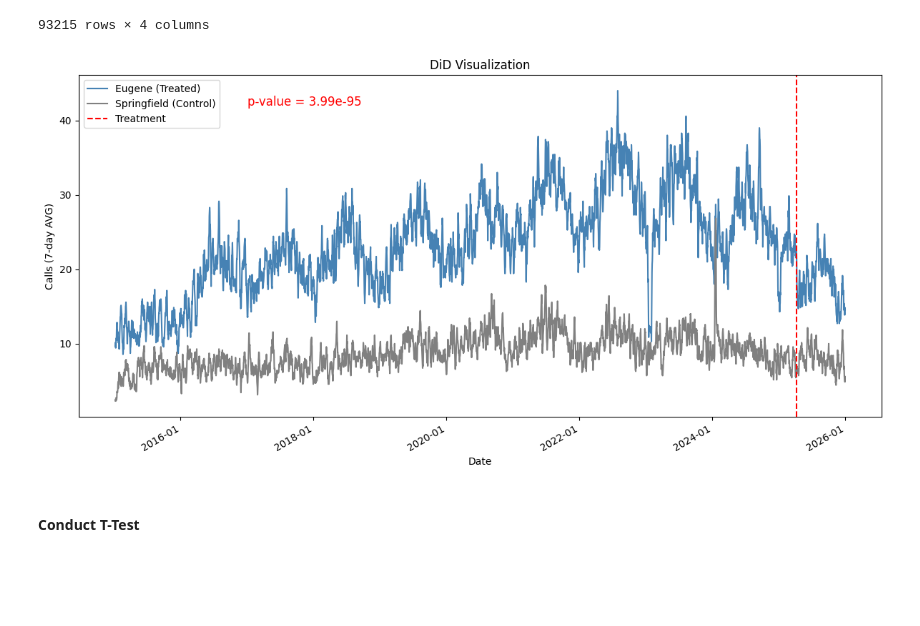
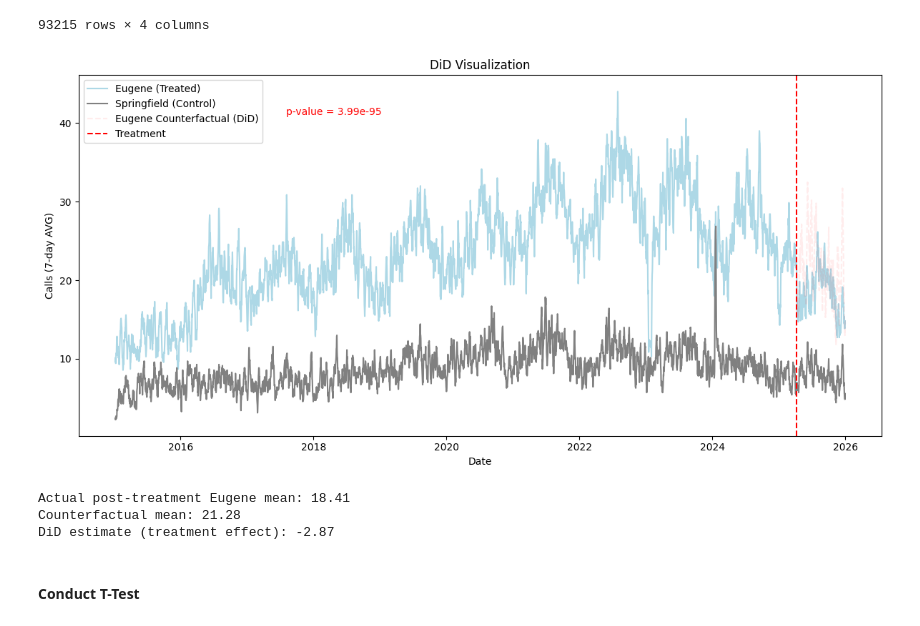
Before and after one commit to KanayaPatel/CAHOOTS-Gap-Performance-Analysis, a Jupyter notebook: volume_analysis.ipynb, the cells around one changed output. Saved outputs shown, nothing was run; the diff lists cells and outputs as text; code cells hidden in the pictures; blank space fills up the shorter version.

```diff
--- a/volume_analysis.ipynb
+++ b/volume_analysis.ipynb
@@ -34,28 +34,41 @@ treatment_date = pd.to_datetime('2025-04-07')  # | Date when CAHOOTS was de-fund
 eug_counts = eug.groupby(eug['calltime'].dt.floor('D')).size().rolling(7).mean().reset_index().rename(columns = {0: "count"})       # | Get total number of call by week |
 spd_counts = spd.groupby(spd['calltime'].dt.floor('D')).size().rolling(7).mean().reset_index().rename(columns = {0: "count"})       # | Get total number of call by week |
 merged = pd.merge(eug_counts, spd_counts, on='calltime').rename(columns={"count_x":"count_eug", "count_y":"count_spd"})             # | Merge these datasets together for easy plotting |
+
+x = merged['calltime'].map(pd.Timestamp.toordinal)
+pre_date = merged['calltime'] < treatment_date
+post_date = merged['calltime'] >= treatment_date
 # %%
-fig, ax = plt.subplots(figsize=(12, 6))
+# Pre-treatment ratio between Eugene and Springfield
+pre_ratio = (merged.loc[pre_date, 'count_eug'].mean() /
+             merged.loc[pre_date, 'count_spd'].mean())
 
-ax.plot(merged['calltime'], merged['count_eug'], label='Eugene (Treated)', color='steelblue')
-ax.plot(merged['calltime'], merged['count_spd'], label='Springfield (Control)', color='gray')
+# Counterfactual: Springfield's post-treatment values scaled by pre-treatment ratio
+counterfactual_post = merged.loc[post_date, 'count_spd'] * pre_ratio
 
-ax.axvline(treatment_date, linestyle='--', color='red', label='Treatment')
+plt.figure(figsize=(12,6))
+plt.plot(merged['calltime'], merged['count_eug'], label='Eugene (Treated)', color='lightblue')
+plt.plot(merged['calltime'], merged['count_spd'], label='Springfield (Control)', color='gray')
+plt.plot(merged.loc[post_date, 'calltime'], counterfactual_post, '--', color='red', label='Eugene Counterfactual (DiD)', alpha=0.075)
 
-ax.legend()
-ax.set_title('DiD Visualization')
-ax.set_ylabel('Calls (7-day AVG)')
-ax.set_xlabel('Date')
-ax.text(pd.Timestamp("2017-01-02"), 42, "p-value = 3.99e-95", fontsize=12, color="red")
+plt.axvline(treatment_date, linestyle='--', color='red', label='Treatment')
+plt.legend()
+plt.title('DiD Visualization')
+plt.ylabel('Calls (7-day AVG)')
+plt.xlabel('Date')
+plt.tight_layout()
+plt.savefig("diff_in_diff_volume.png", dpi=300)
+plt.text(pd.to_datetime('2017-08-01'), 41, "p-value = 3.99e-95", color='red')
+plt.show()
 
-ax.xaxis.set_major_formatter(mdates.DateFormatter('%Y-%m'))
-fig.autofmt_xdate()
-
-plt.tight_layout()
-plt.savefig("diff_in_diff.png", dpi=300)
-plt.show()
+actual_post = merged.loc[post_date, 'count_eug'].mean()
+counterfactual_mean = counterfactual_post.mean()
+did_estimate = actual_post - counterfactual_mean
 # %% [output]
-[figure, old version]
+[figure, new version]
+Actual post-treatment Eugene mean: 18.41
+Counterfactual mean: 21.28
+DiD estimate (treatment effect): -2.87
 # %% [markdown]
 #### Conduct T-Test
 # %%
```
Also changed, not shown: 5 other files.
